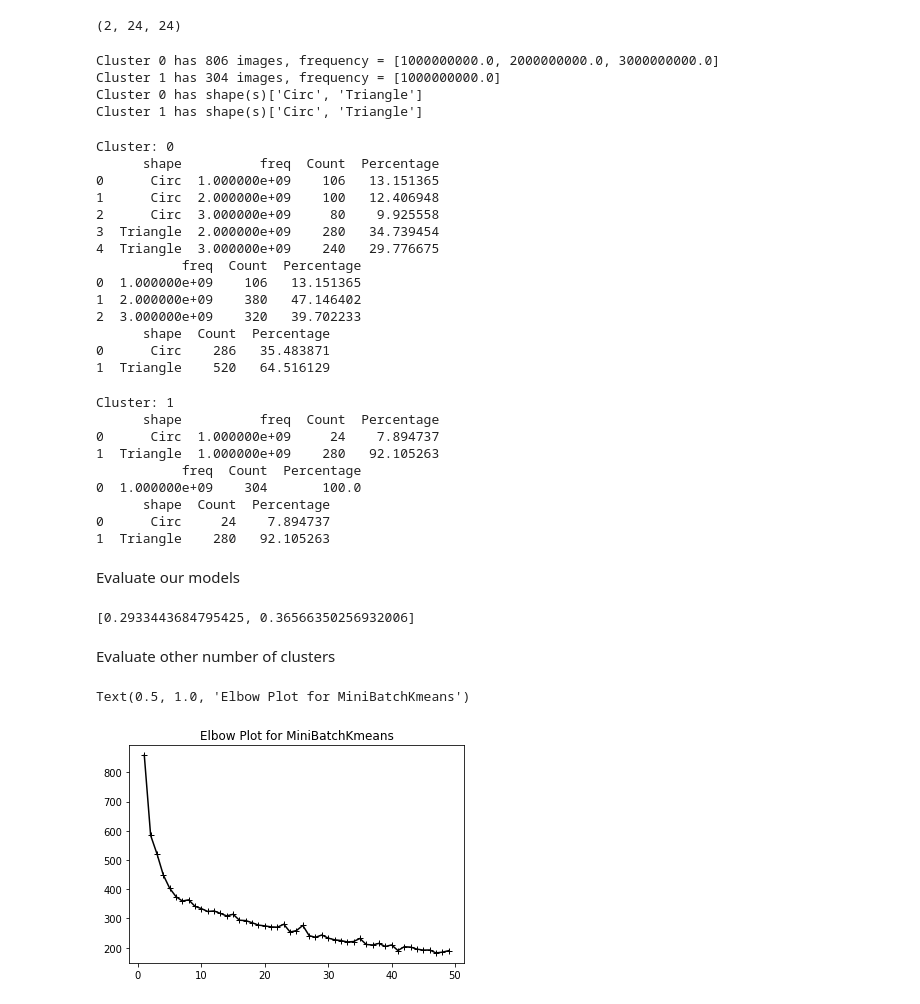
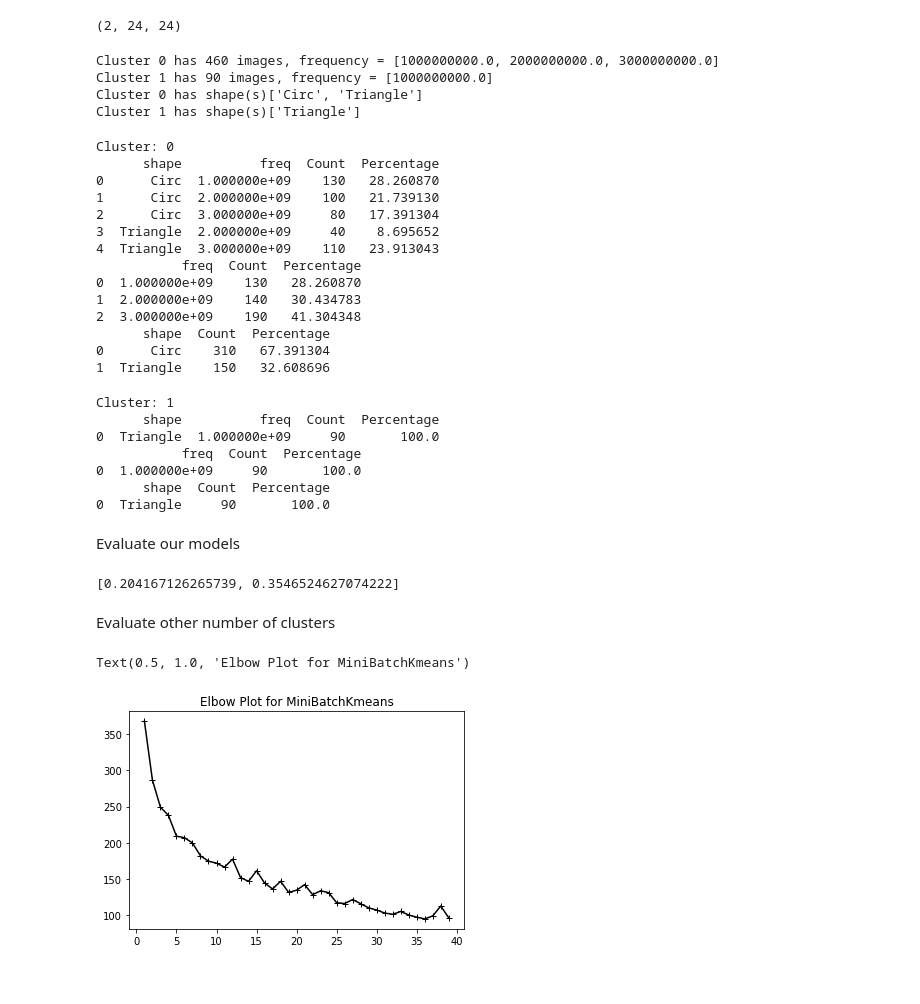
Before and after one commit to nguye82/microwave_imaging_project, a Jupyter notebook: ShapeImageClustering.ipynb, the cells around one changed output. Drawn from its saved outputs; the diff is of its cells as text; code cells hidden in the pictures.

Commit message:
update clustering and report

```diff
--- a/ShapeImageClustering.ipynb
+++ b/ShapeImageClustering.ipynb
@@ -324,5 +324,6 @@ Maybe squares and circles are too similar to distinguish just from the field ima
 Let's try this triangles and circles
 # %%
 fieldTri, targetTri, freqTri, shapeTri = readData("./TriangleDifFreq/", True)
+fieldTri, targetTri, freqTri, shapeTri = fieldTri[:240], targetTri[:240], freqTri[:240], shapeTri[:240]
 # %% [output]
 Read 800 samples
@@ -430,39 +434,37 @@ cluster2CT_img, cluster2CT_freq, cluster2CT_target, cluster2CT_shape = getCluste
                                                                                    targetCT, shapeCT, True, False,
                                                                                    True, True)
 # %% [output]
-Cluster 0 has 806 images, frequency = [1000000000.0, 2000000000.0, 3000000000.0]
-Cluster 1 has 304 images, frequency = [1000000000.0]
+Cluster 0 has 460 images, frequency = [1000000000.0, 2000000000.0, 3000000000.0]
+Cluster 1 has 90 images, frequency = [1000000000.0]
 Cluster 0 has shape(s)['Circ', 'Triangle']
-Cluster 1 has shape(s)['Circ', 'Triangle']
+Cluster 1 has shape(s)['Triangle']
 # %%
 percent_summary(0, cluster2CT_freq, cluster2CT_shape, True, True, True)
 # %% [output]
 Cluster: 0
       shape          freq  Count  Percentage
-0      Circ  1.000000e+09    106   13.151365
-1      Circ  2.000000e+09    100   12.406948
-2      Circ  3.000000e+09     80    9.925558
-3  Triangle  2.000000e+09    280   34.739454
-4  Triangle  3.000000e+09    240   29.776675
+0      Circ  1.000000e+09    130   28.260870
+1      Circ  2.000000e+09    100   21.739130
+2      Circ  3.000000e+09     80   17.391304
+3  Triangle  2.000000e+09     40    8.695652
+4  Triangle  3.000000e+09    110   23.913043
            freq  Count  Percentage
-0  1.000000e+09    106   13.151365
-1  2.000000e+09    380   47.146402
-2  3.000000e+09    320   39.702233
+0  1.000000e+09    130   28.260870
+1  2.000000e+09    140   30.434783
+2  3.000000e+09    190   41.304348
       shape  Count  Percentage
-0      Circ    286   35.483871
-1  Triangle    520   64.516129
+0      Circ    310   67.391304
+1  Triangle    150   32.608696
 # %%
 percent_summary(1, cluster2CT_freq, cluster2CT_shape, True, True, True)
 # %% [output]
 Cluster: 1
       shape          freq  Count  Percentage
-0      Circ  1.000000e+09     24    7.894737
-1  Triangle  1.000000e+09    280   92.105263
+0  Triangle  1.000000e+09     90       100.0
            freq  Count  Percentage
-0  1.000000e+09    304       100.0
+0  1.000000e+09     90       100.0
       shape  Count  Percentage
-0      Circ     24    7.894737
-1  Triangle    280   92.105263
+0  Triangle     90       100.0
 # %% [markdown]
 Evaluate our models
 # %%
@@ -471,17 +473,17 @@ silhouette_avg_2CT = silhouette_score(fieldCT, kmeans2.fit_predict(fieldCT))
 
 [silhouette_avg_3CT,silhouette_avg_2CT]
 # %% [output]
-[0.2933443684795425, 0.36566350256932006]
+[0.204167126265739, 0.3546524627074222]
 # %% [markdown]
 Evaluate other number of clusters
 # %%
 wcss_CT = []
-for i in range(1,50):
+for i in range(1,40):
     minikmeans = MiniBatchKMeans(n_clusters = i, random_state = 420, batch_size=50, max_iter=100)
     wcss_CT.append(minikmeans.fit(fieldCT).inertia_)
 
-plt.plot(range(1,50), wcss_CT, marker = "+", c = "black")
+plt.plot(range(1,40), wcss_CT, marker = "+", c = "black")
 plt.title("Elbow Plot for MiniBatchKmeans")
 # %% [output]
 Text(0.5, 1.0, 'Elbow Plot for MiniBatchKmeans')
-[figure, old version]
+[figure, new version]
```
Also changed, not shown: parts of 9 cells of this notebook, 1 other file.
